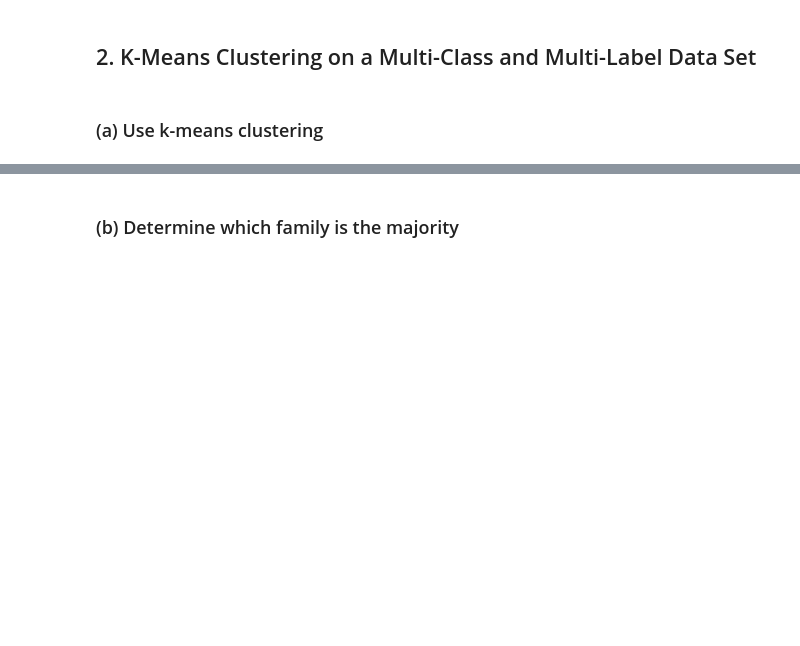
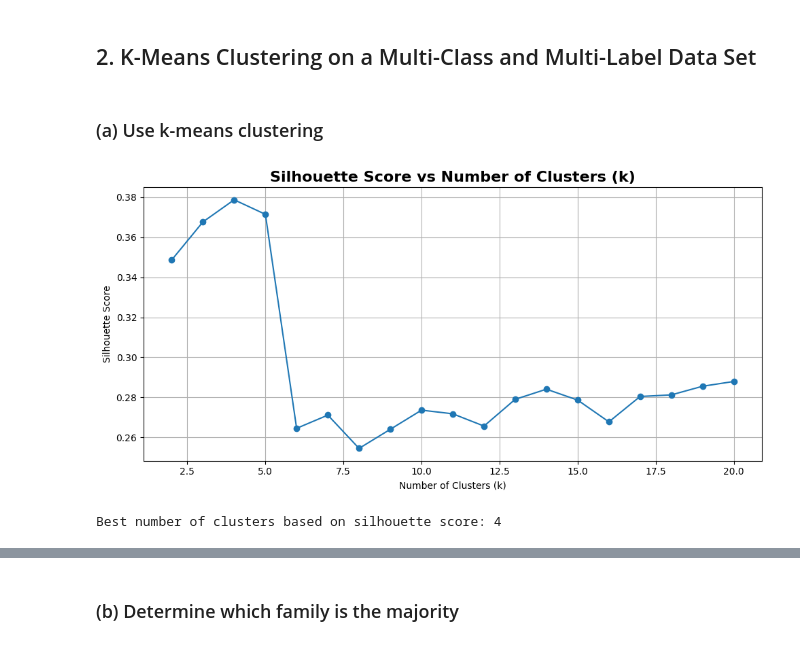
Before and after one commit to MONA100421/DSCI552_Multi-Label-Classification-on-Anuran-Calls, a Jupyter notebook: notebook/Chenyi_Weng_HW7.ipynb, the cells around one changed output, grey strips where cells are left out. Saved outputs shown, nothing was run; the diff lists cells and outputs as text; code cells hidden in the pictures; blank space fills up the shorter version.

```diff
--- a/notebook/Chenyi_Weng_HW7.ipynb
+++ b/notebook/Chenyi_Weng_HW7.ipynb
@@ -488,3 +490,40 @@ ROC AUC (micro): 0.4660593896351191
 ## 2. K-Means Clustering on a Multi-Class and Multi-Label Data Set
 # %% [markdown]
 ### (a) Use k-means clustering
+# %%
+import pandas as pd
+import numpy as np
+from sklearn.cluster import KMeans
+from sklearn.metrics import silhouette_score
+import matplotlib.pyplot as plt
+
+# Automatically find best k using Silhouette Score
+silhouette_scores = []
+k_range = range(2, 21)  # Avoid k=1 because silhouette is undefined
+
+for k in k_range:
+    kmeans = KMeans(n_clusters=k, n_init=10, random_state=42)
+    labels = kmeans.fit_predict(X)
+    score = silhouette_score(X, labels)
+    silhouette_scores.append(score)
+
+# Plot silhouette scores
+plt.figure(figsize=(10, 5))
+plt.plot(k_range, silhouette_scores, marker='o')
+plt.title("Silhouette Score vs Number of Clusters (k)", fontsize=16, fontweight="bold")
+plt.xlabel("Number of Clusters (k)")
+plt.ylabel("Silhouette Score")
+plt.grid(True)
+plt.tight_layout()
+plt.show()
+
+# Choose the best k
+best_k = k_range[np.argmax(silhouette_scores)]
+print(f"Best number of clusters based on silhouette score: {best_k}")
+
+# Fit final k-means model using best_k
+final_kmeans = KMeans(n_clusters=best_k, n_init=10, random_state=42)
+final_cluster_labels = final_kmeans.fit_predict(X)
+# %% [output]
+[figure, added]
+Best number of clusters based on silhouette score: 4
```
Also changed, not shown: parts of 7 cells of this notebook.
